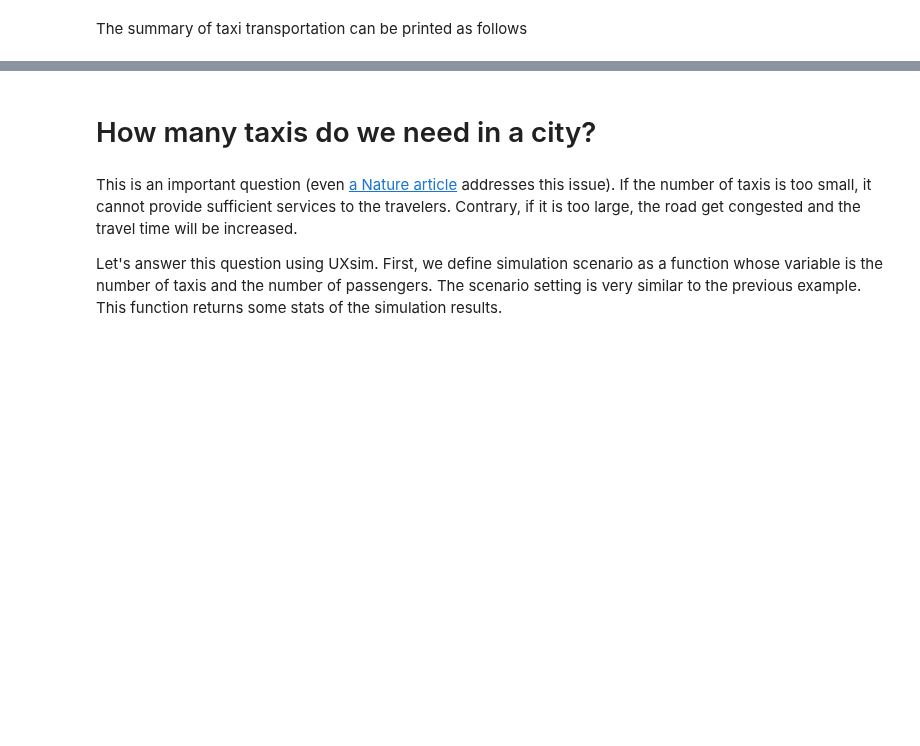
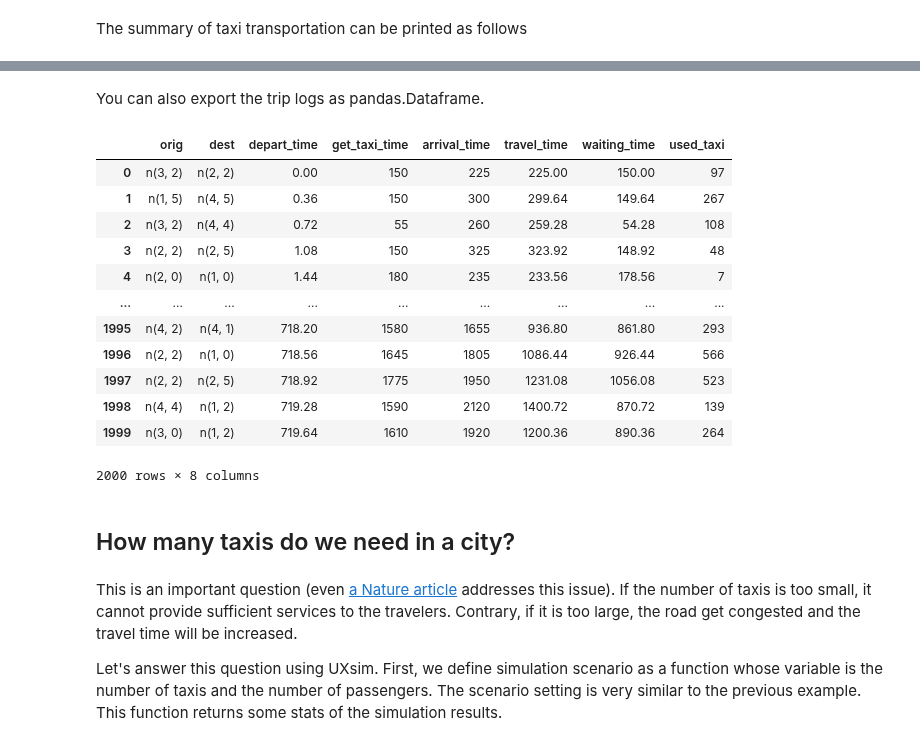
Before and after one commit to toruseo/UXsim, a Jupyter notebook: demos_and_examples/demo_notebook_06en_taxi_or_shared_mobility.ipynb, the cells around one changed output, grey strips where cells are left out. Drawn from its saved outputs; the diff is of its cells as text; code cells hidden in the pictures; blank space fills up the shorter version.

Commit message:
Add name to TripRequest; Add pandas exporting to TaxiHandler

```diff
--- a/demos_and_examples/demo_notebook_06en_taxi_or_shared_mobility.ipynb
+++ b/demos_and_examples/demo_notebook_06en_taxi_or_shared_mobility.ipynb
@@ -114,5 +114,24 @@ results for taxi transportation:
+# %% [markdown]
+You can also export the trip logs as pandas.Dataframe.
+# %%
+df = Handler.trips_to_pandas()
+display(df)
+# %% [output]
+|  | orig | dest | depart_time | get_taxi_time | arrival_time | travel_time | waiting_time | used_taxi |
+| 0 | n(3, 2) | n(2, 2) | 0.00 | 150 | 225 | 225.00 | 150.00 | 97 |
+| 1 | n(1, 5) | n(4, 5) | 0.36 | 150 | 300 | 299.64 | 149.64 | 267 |
+| 2 | n(3, 2) | n(4, 4) | 0.72 | 55 | 260 | 259.28 | 54.28 | 108 |
+| 3 | n(2, 2) | n(2, 5) | 1.08 | 150 | 325 | 323.92 | 148.92 | 48 |
+| 4 | n(2, 0) | n(1, 0) | 1.44 | 180 | 235 | 233.56 | 178.56 | 7 |
+| ... | ... | ... | ... | ... | ... | ... | ... | ... |
+| 1995 | n(4, 2) | n(4, 1) | 718.20 | 1580 | 1655 | 936.80 | 861.80 | 293 |
+| 1996 | n(2, 2) | n(1, 0) | 718.56 | 1645 | 1805 | 1086.44 | 926.44 | 566 |
+| 1997 | n(2, 2) | n(2, 5) | 718.92 | 1775 | 1950 | 1231.08 | 1056.08 | 523 |
+| 1998 | n(4, 4) | n(1, 2) | 719.28 | 1590 | 2120 | 1400.72 | 870.72 | 139 |
+| 1999 | n(3, 0) | n(1, 2) | 719.64 | 1610 | 1920 | 1200.36 | 890.36 | 264 |
+2000 rows × 8 columns
 # %% [markdown]
-# How many taxis do we need in a city?
+## How many taxis do we need in a city?
 # %% [markdown]
 This is an important question (even [a Nature article](https://www.nature.com/articles/s41586-018-0095-1) addresses this issue). If the number of taxis is too small, it cannot provide sufficient services to the travelers. Contrary, if it is too large, the road get congested and the travel time will be increased.
 
```
Also changed, not shown: parts of 7 cells of this notebook, 2 other files.
